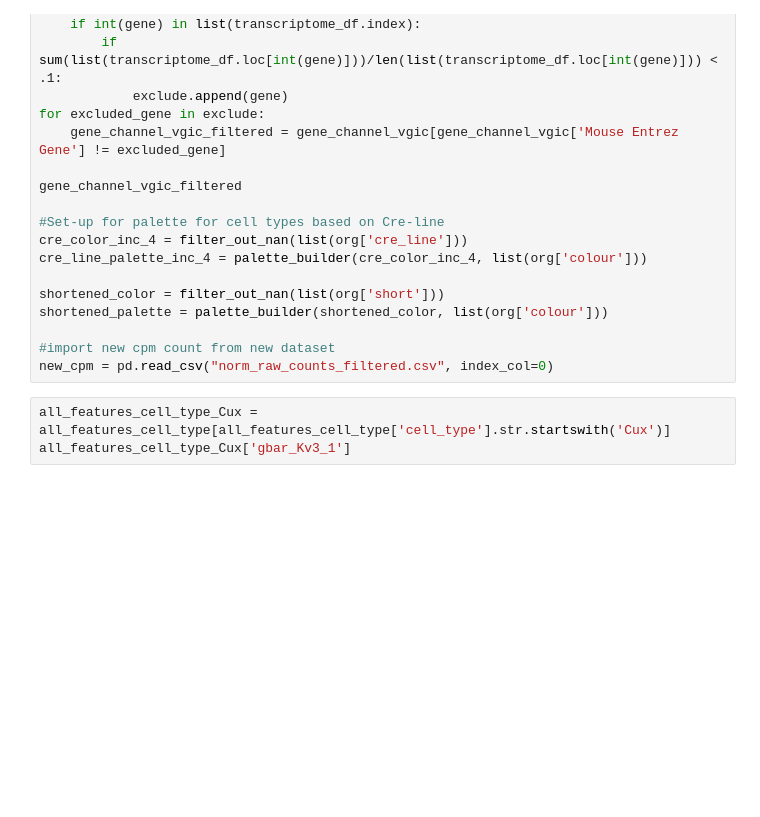
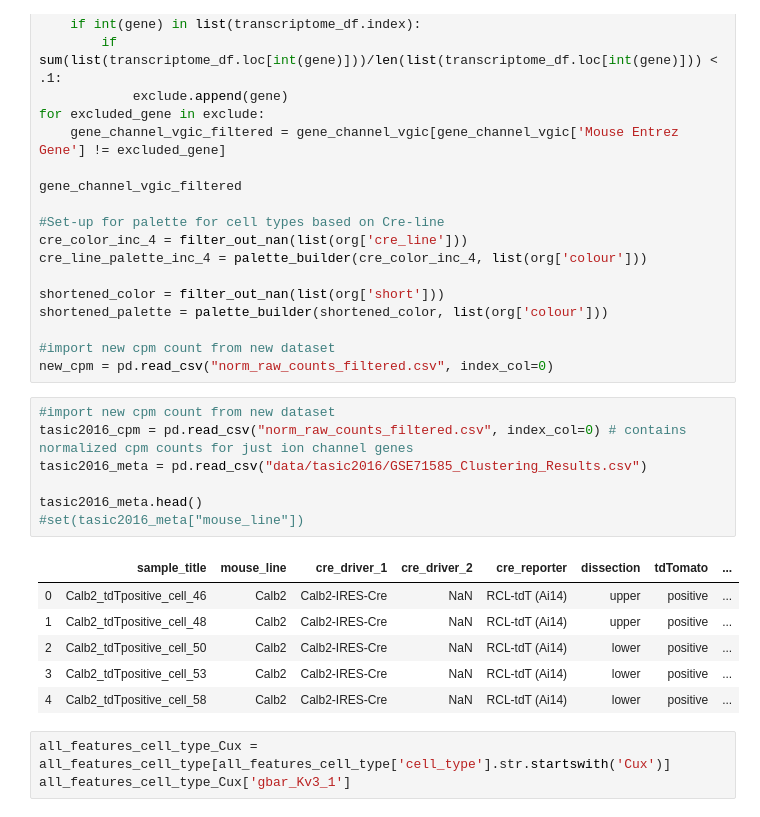
Before and after one commit to allen19981/Conductance_Parameter, a Jupyter notebook: Predictive_comparison.ipynb, the cells around one changed output. Drawn from its saved outputs; the diff is of its cells as text; blank space fills up the shorter version.

```diff
--- a/Predictive_comparison.ipynb
+++ b/Predictive_comparison.ipynb
@@ -135,6 +135,20 @@ shortened_palette = palette_builder(shortened_color, list(org['colour']))
 
 #import new cpm count from new dataset
 new_cpm = pd.read_csv("norm_raw_counts_filtered.csv", index_col=0)
+# %%
+#import new cpm count from new dataset
+tasic2016_cpm = pd.read_csv("norm_raw_counts_filtered.csv", index_col=0) # contains normalized cpm counts for just ion channel genes
+tasic2016_meta = pd.read_csv("data/tasic2016/GSE71585_Clustering_Results.csv")
+
+tasic2016_meta.head()
+#set(tasic2016_meta["mouse_line"])
+# %% [output]
+|  | sample_title | mouse_line | cre_driver_1 | cre_driver_2 | cre_reporter | dissection | tdTomato | ... |
+| 0 | Calb2_tdTpositive_cell_46 | Calb2 | Calb2-IRES-Cre | NaN | RCL-tdT (Ai14) | upper | positive | ... |
+| 1 | Calb2_tdTpositive_cell_48 | Calb2 | Calb2-IRES-Cre | NaN | RCL-tdT (Ai14) | upper | positive | ... |
+| 2 | Calb2_tdTpositive_cell_50 | Calb2 | Calb2-IRES-Cre | NaN | RCL-tdT (Ai14) | lower | positive | ... |
+| 3 | Calb2_tdTpositive_cell_53 | Calb2 | Calb2-IRES-Cre | NaN | RCL-tdT (Ai14) | lower | positive | ... |
+| 4 | Calb2_tdTpositive_cell_58 | Calb2 | Calb2-IRES-Cre | NaN | RCL-tdT (Ai14) | lower | positive | ... |
 # %%
 all_features_cell_type_Cux = all_features_cell_type[all_features_cell_type['cell_type'].str.startswith('Cux')]
 all_features_cell_type_Cux['gbar_Kv3_1']
```
Also changed, not shown: parts of 17 cells of this notebook, 2 other files.
